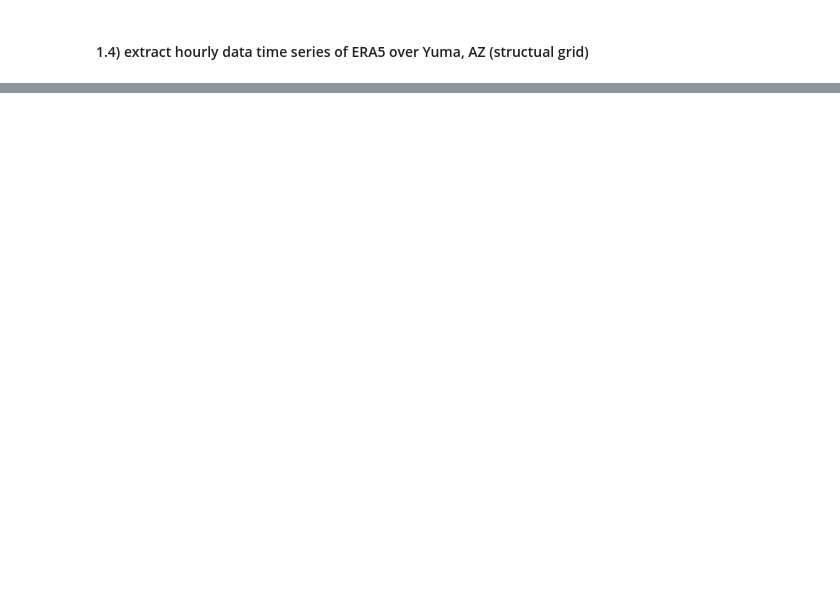
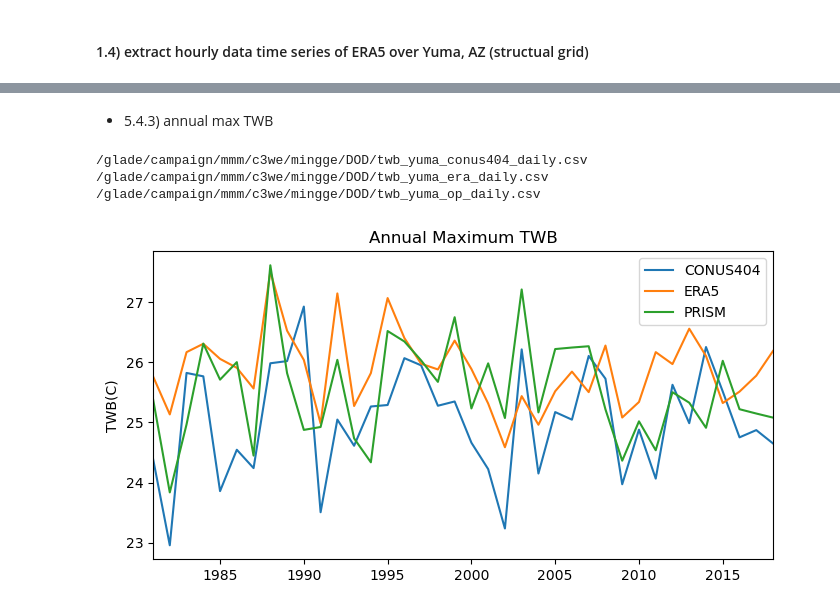
Before and after one commit to ming80302/DOD, a Jupyter notebook: twb_era5_conus404.ipynb, the cells around one changed output, grey strips where cells are left out. Drawn from its saved outputs; the diff is of its cells as text; code cells hidden in the pictures; blank space fills up the shorter version.

```diff
--- a/twb_era5_conus404.ipynb
+++ b/twb_era5_conus404.ipynb
@@ -233,0 +552,31 @@ for flnm in flnm_1d:
+# %% [markdown]
+ -  5.4.3) annual max TWB
+# %%
+nn = 0
+for flnm in flnm_1d:
+    print(flnm)
+    df = pd.read_csv(flnm, index_col = 0)
+    # Create DatetimeIndex by DataFrame.set_index
+    # in order to use 'resample'
+    df.index = pd.to_datetime(df.index, format='%Y-%m-%d')
+
+    df_p = df.resample('Y').max()
+    p_2d[nn] = df_p['Yuma']
+
+    df_p.index = range(year3_s, year3_e+1)
+
+    if nn == 0:
+        df_p.rename(columns = {'Yuma':title_1d[nn]}, inplace = True)
+        twb_df = df_p.copy()
+    else:
+        twb_df[title_1d[nn]] = df_p['Yuma']
+
+    nn = nn + 1
+
+twb_df.plot(figsize=(8,4), xlim = (year3_s, year3_e), ylabel='TWB(C)'
+           , title='Annual Maximum TWB');
+# %% [output]
+/glade/campaign/mmm/c3we/mingge/DOD/twb_yuma_conus404_daily.csv
+/glade/campaign/mmm/c3we/mingge/DOD/twb_yuma_era_daily.csv
+/glade/campaign/mmm/c3we/mingge/DOD/twb_yuma_op_daily.csv
+[figure, added]
```
Also changed, not shown: parts of 33 cells of this notebook.
